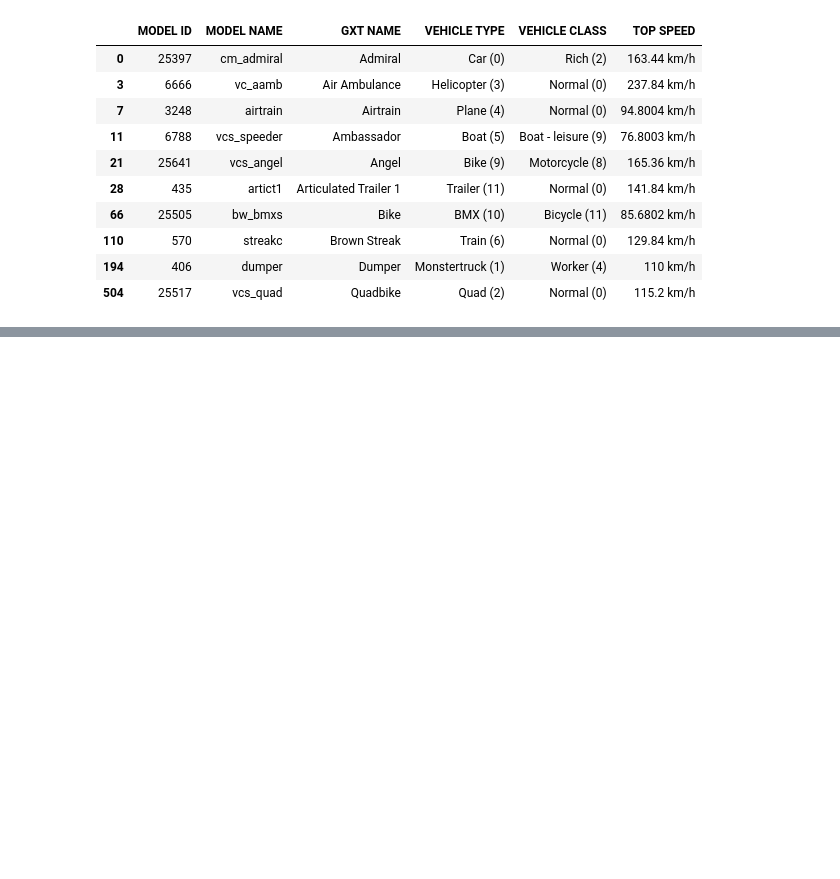
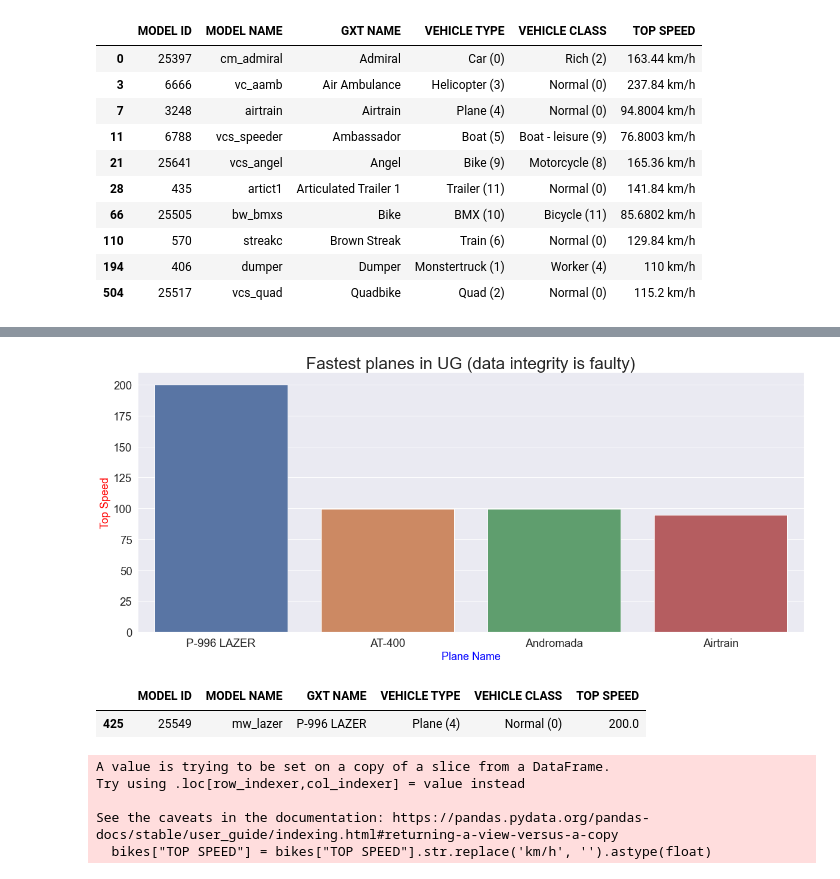
Before and after one commit to RzDat/ug-database, a Jupyter notebook: analytics/top-speed.ipynb, the cells around one changed output, grey strips where cells are left out. Drawn from its saved outputs; the diff is of its cells as text; code cells hidden in the pictures; blank space fills up the shorter version.

```diff
--- a/analytics/top-speed.ipynb
+++ b/analytics/top-speed.ipynb
@@ -120,10 +126,5 @@ vehicles.drop_duplicates(subset = "VEHICLE TYPE")
 # %%
 vehicletypes = ["Car (0)", "Monstertruck (1)", "Quad (2)", "Helicopter (3)", "Plane (4)", "Boat (5)", "Train (6)", "Bike (9)", "BMX (10)", "Trailer (11)"]
 # %%
-plt.figure(figsize = (20,8))
-sns.set_style('darkgrid')
-sns.lineplot(x = 'VEHICLE TYPE', y = "TOP SPEED", data = cars)
-plt.title("Top speed by vehicle class", fontsize = 28)
-plt.xlabel("Car Class", fontsize = 18, color = "blue")
-plt.ylabel("Top Speed", fontsize = 18, color = "red")
-plt.show()
+#Let's try to do the same, but for planes
+planes = vehicles.query("`VEHICLE TYPE` == 'Plane (4)'")
@@ -129,0 +145,3 @@ plt.show()
+# %%
+##Just like before, we will convert the top speed to data type float in order to help us order the planes by their top speed in decending order.
+planes["TOP SPEED"] = planes["TOP SPEED"].str.replace('km/h', '').astype(float)
@@ -129,0 +168,2 @@ plt.show()
+# %%
+fastest_planes = planes.sort_values("TOP SPEED", ascending = False).head(10)
@@ -129,0 +186,17 @@ plt.show()
+# %%
+plt.figure(figsize = (20,8))
+sns.set_style('darkgrid')
+sns.barplot(x = 'GXT NAME', y = "TOP SPEED", data = fastest_planes)
+plt.title("Fastest planes in UG (data integrity is faulty)", fontsize = 28)
+plt.xlabel("Plane Name", fontsize = 18, color = "blue")
+plt.ylabel("Top Speed", fontsize = 18, color = "red")
+plt.show()
+# %% [output]
+[figure, added]
+# %%
+##Here we can see the only plane with speed bigger than 100km/h, there are more planes faster than that but for some reason their speed is displayed lower than 100 km/h.
+##To solve this, we will need to re-calculate the speed for fighter jets, but that won't be done here.
+planes.query("`TOP SPEED` > 100")
+# %% [output]
+|  | MODEL ID | MODEL NAME | GXT NAME | VEHICLE TYPE | VEHICLE CLASS | TOP SPEED |
+| 425 | 25549 | mw_lazer | P-996 LAZER | Plane (4) | Normal (0) | 200.0 |
@@ -129,0 +207,8 @@ plt.show()
+# %%
+bikes["TOP SPEED"] = bikes["TOP SPEED"].str.replace('km/h', '').astype(float)
+# %% [output]
+A value is trying to be set on a copy of a slice from a DataFrame.
+Try using .loc[row_indexer,col_indexer] = value instead
+
+See the caveats in the documentation: https://pandas.pydata.org/pandas-docs/stable/user_guide/indexing.html#returning-a-view-versus-a-copy
+  bikes["TOP SPEED"] = bikes["TOP SPEED"].str.replace('km/h', '').astype(float)
```
Also changed, not shown: parts of 17 cells of this notebook.
